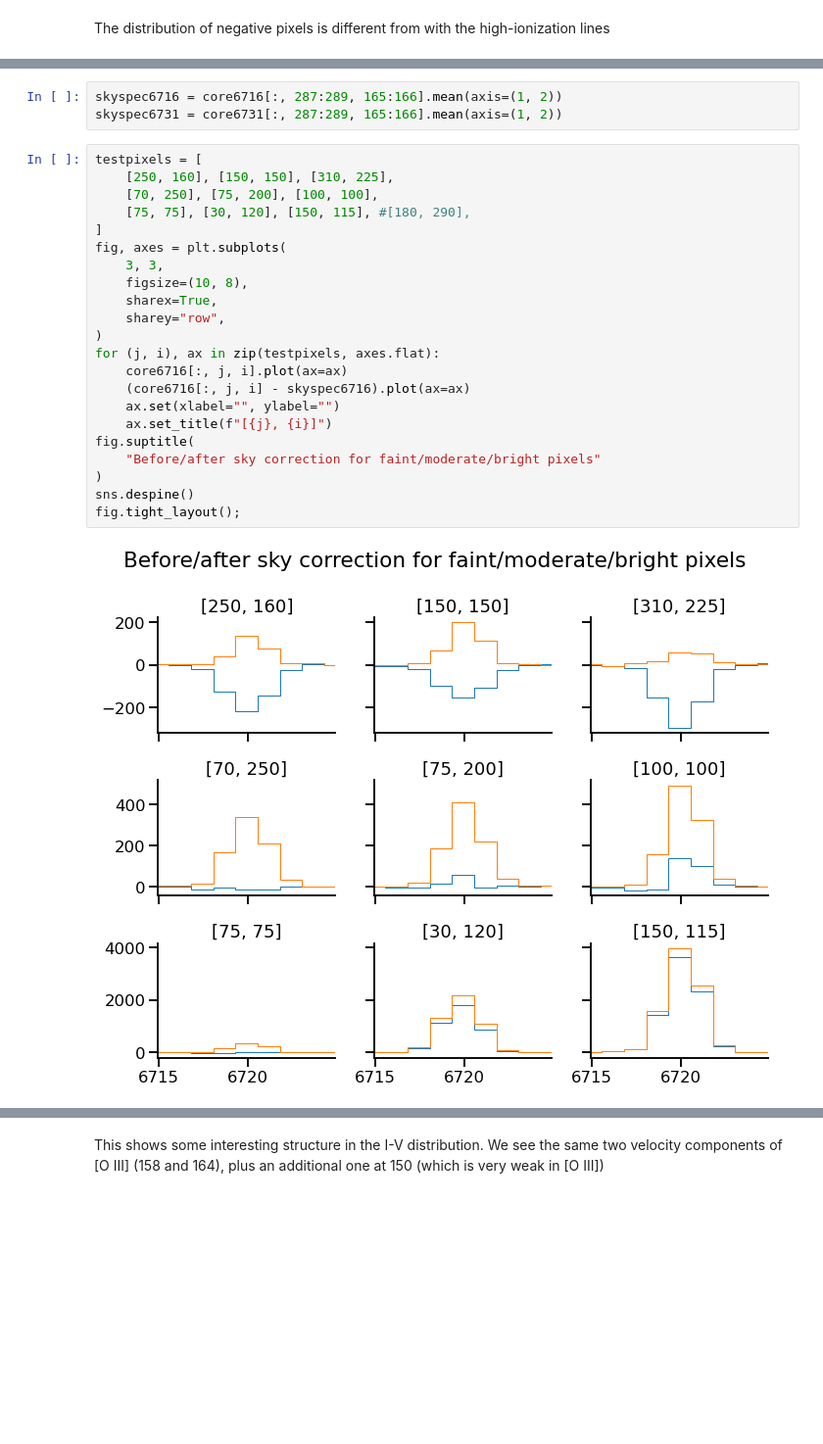
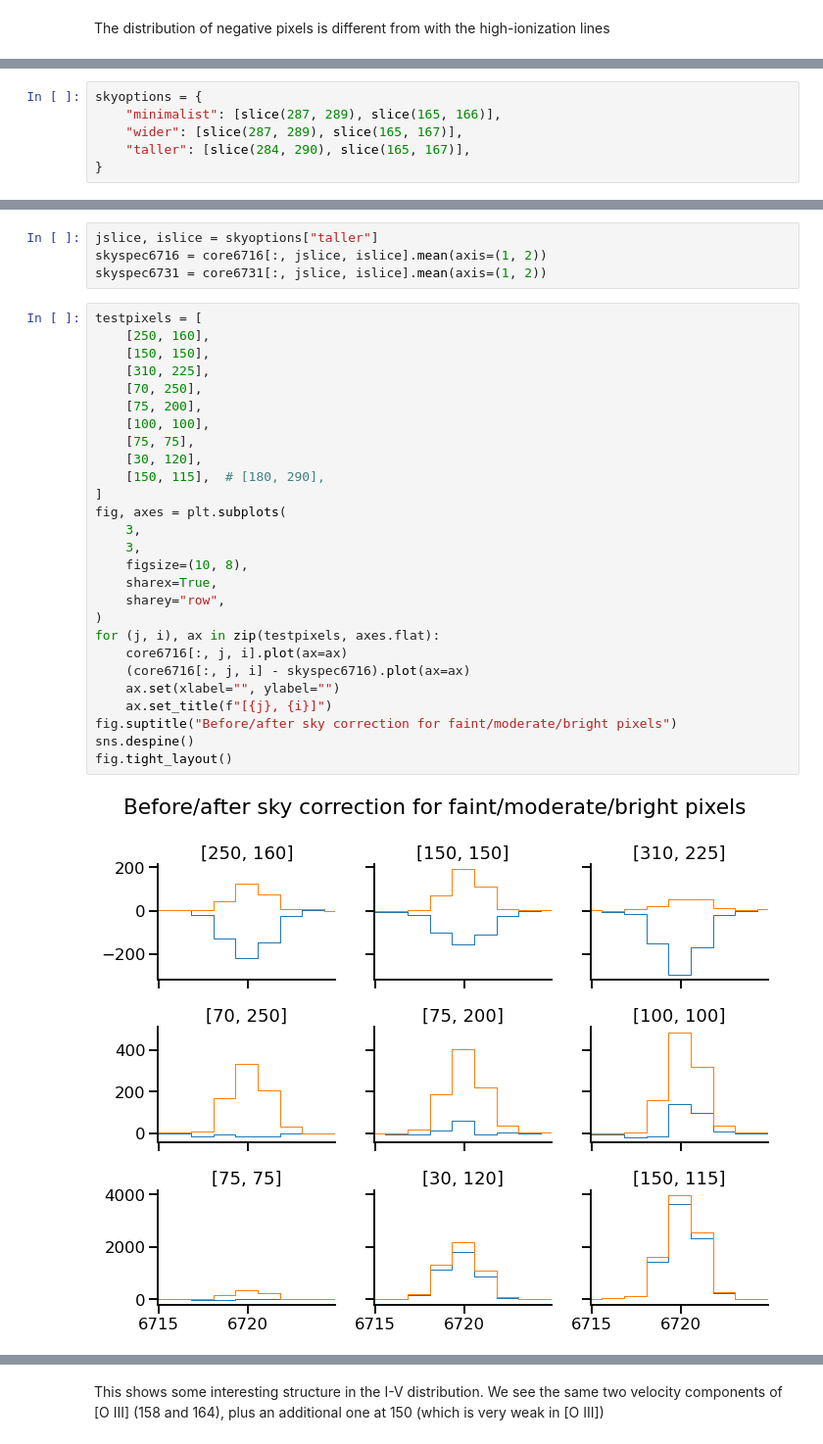
Before and after one commit to will-henney/muse-hii-regions, a Jupyter notebook: notebooks/03-02-sii-moment-maps.ipynb, the cells around one changed output, grey strips where cells are left out. Shown at 98% size. Saved outputs shown, nothing was run; the diff lists cells and outputs as text; blank space fills up the shorter version.

```diff
--- a/notebooks/03-02-sii-moment-maps.ipynb
+++ b/notebooks/03-02-sii-moment-maps.ipynb
@@ -133 +139,7 @@ Looks like we found the fully negative part to subtract:
+# %%
+skyoptions = {
+    "minimalist": [slice(287, 289), slice(165, 166)],
+    "wider": [slice(287, 289), slice(165, 167)],
+    "taller": [slice(284, 290), slice(165, 167)],
+}
 # %%
@@ -153,27 +174,33 @@ sns.despine();
 # %%
-skyspec6716 = core6716[:, 287:289, 165:166].mean(axis=(1, 2))
-skyspec6731 = core6731[:, 287:289, 165:166].mean(axis=(1, 2))
+jslice, islice = skyoptions["taller"]
+skyspec6716 = core6716[:, jslice, islice].mean(axis=(1, 2))
+skyspec6731 = core6731[:, jslice, islice].mean(axis=(1, 2))
 # %%
 testpixels = [
-    [250, 160], [150, 150], [310, 225],
-    [70, 250], [75, 200], [100, 100],
-    [75, 75], [30, 120], [150, 115], #[180, 290],
+    [250, 160],
+    [150, 150],
+    [310, 225],
+    [70, 250],
+    [75, 200],
+    [100, 100],
+    [75, 75],
+    [30, 120],
+    [150, 115],  # [180, 290],
 ]
 fig, axes = plt.subplots(
-    3, 3,
+    3,
+    3,
     figsize=(10, 8),
     sharex=True,
     sharey="row",
 )
 for (j, i), ax in zip(testpixels, axes.flat):
     core6716[:, j, i].plot(ax=ax)
     (core6716[:, j, i] - skyspec6716).plot(ax=ax)
     ax.set(xlabel="", ylabel="")
     ax.set_title(f"[{j}, {i}]")
-fig.suptitle(
-    "Before/after sky correction for faint/moderate/bright pixels"
-)
+fig.suptitle("Before/after sky correction for faint/moderate/bright pixels")
 sns.despine()
-fig.tight_layout();
+fig.tight_layout()
 # %% [output]
-[figure, old version]
+[figure, new version]
```
Also changed, not shown: parts of 39 cells of this notebook, 2 other files.
